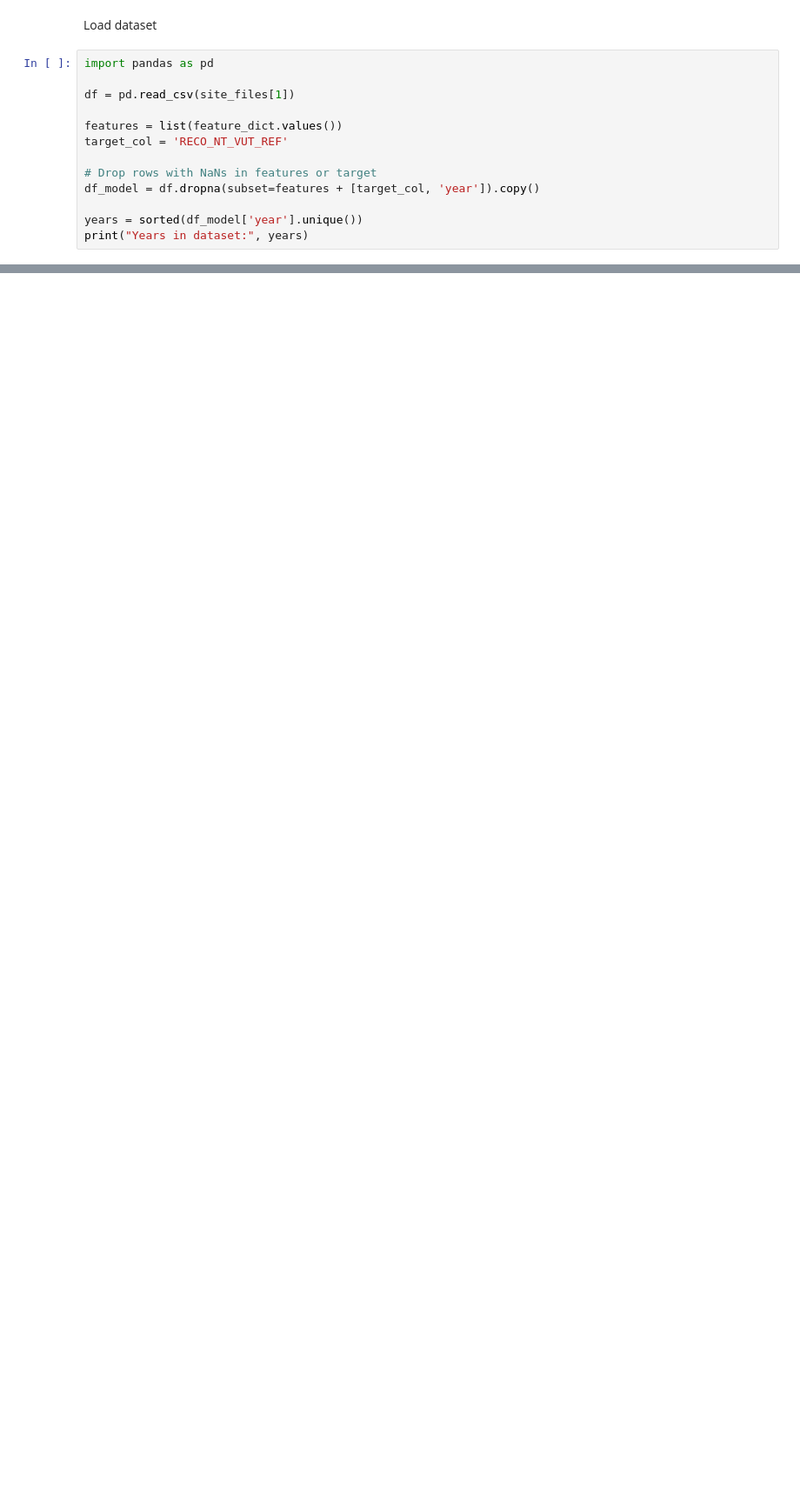
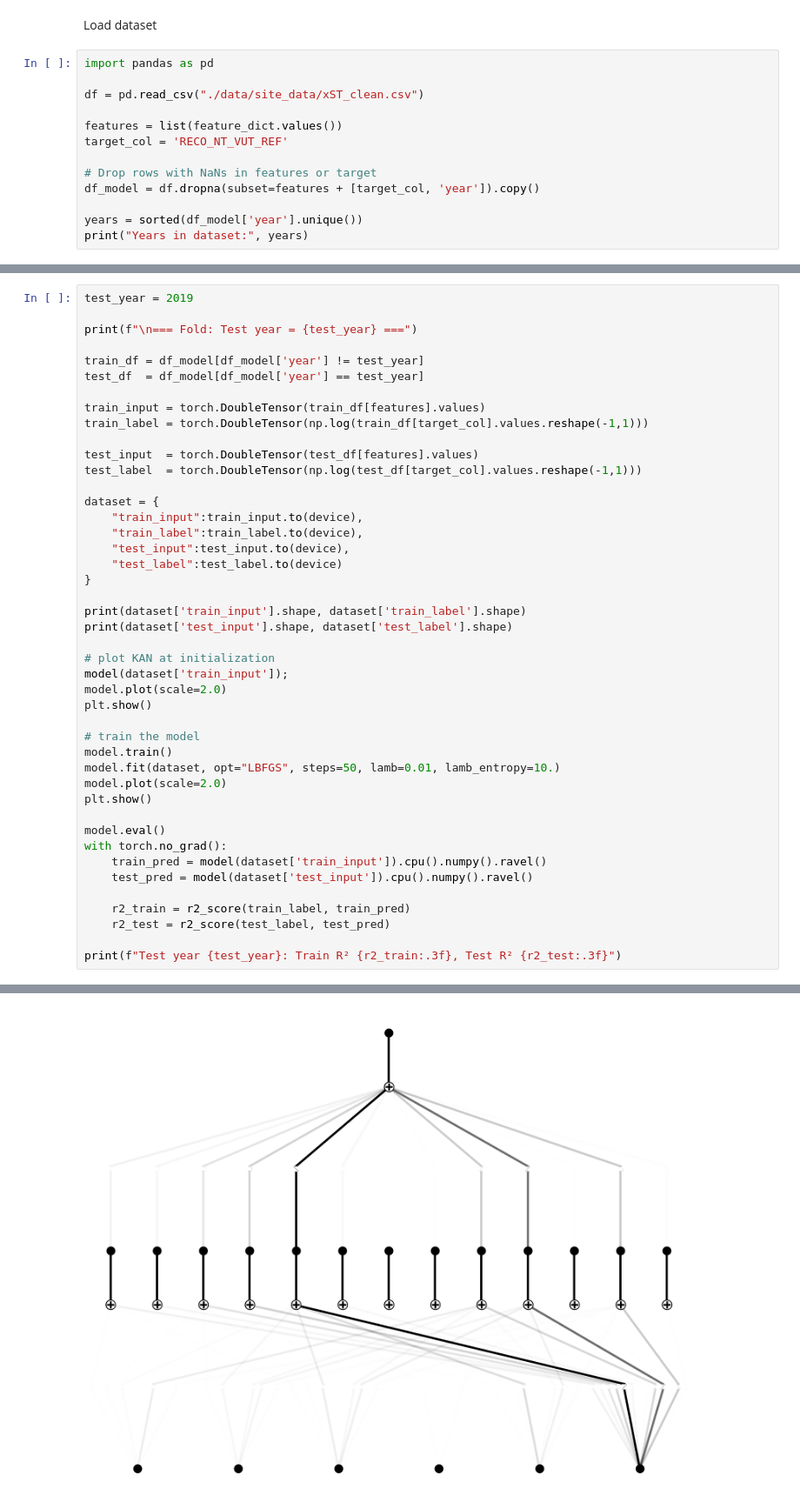
Before and after one commit to Spatial-Info-Telligence-Lab/KAN-EC, a Jupyter notebook: kan-ec-sites.ipynb, the cells around one changed output, grey strips where cells are left out. Shown at 87% size. Saved outputs shown, nothing was run; the diff lists cells and outputs as text; blank space fills up the shorter version.

Commit message:
updated training

```diff
--- a/kan-ec-sites.ipynb
+++ b/kan-ec-sites.ipynb
@@ -103,7 +102,7 @@ Load dataset
 # %%
 import pandas as pd
 
-df = pd.read_csv(site_files[1])
+df = pd.read_csv("./data/site_data/xST_clean.csv")
 
 features = list(feature_dict.values())
 target_col = 'RECO_NT_VUT_REF'
@@ -181,0 +117,45 @@ Test year 2020: Train R² 0.000, Test R² -0.450
+# %%
+test_year = 2019
+
+print(f"\n=== Fold: Test year = {test_year} ===")
+
+train_df = df_model[df_model['year'] != test_year]
+test_df  = df_model[df_model['year'] == test_year]
+
+train_input = torch.DoubleTensor(train_df[features].values)
+train_label = torch.DoubleTensor(np.log(train_df[target_col].values.reshape(-1,1)))
+
+test_input  = torch.DoubleTensor(test_df[features].values)
+test_label  = torch.DoubleTensor(np.log(test_df[target_col].values.reshape(-1,1)))
+
+dataset = {
+    "train_input":train_input.to(device),
+    "train_label":train_label.to(device),
+    "test_input":test_input.to(device),
+    "test_label":test_label.to(device)
+}
+
+print(dataset['train_input'].shape, dataset['train_label'].shape)
+print(dataset['test_input'].shape, dataset['test_label'].shape)
+
+# plot KAN at initialization
+model(dataset['train_input']);
+model.plot(scale=2.0)
+plt.show()
+
+# train the model
+model.train()
+model.fit(dataset, opt="LBFGS", steps=50, lamb=0.01, lamb_entropy=10.)
+model.plot(scale=2.0)
+plt.show()
+
+model.eval()
+with torch.no_grad():
+    train_pred = model(dataset['train_input']).cpu().numpy().ravel()
+    test_pred = model(dataset['test_input']).cpu().numpy().ravel()
+
+    r2_train = r2_score(train_label, train_pred)
+    r2_test = r2_score(test_label, test_pred)
+
+print(f"Test year {test_year}: Train R² {r2_train:.3f}, Test R² {r2_test:.3f}")
+# %% [output]
@@ -181,0 +165 @@ Test year 2020: Train R² 0.000, Test R² -0.450
+[figure, added]
```
Also changed, not shown: parts of 8 cells of this notebook, 48 other files.
